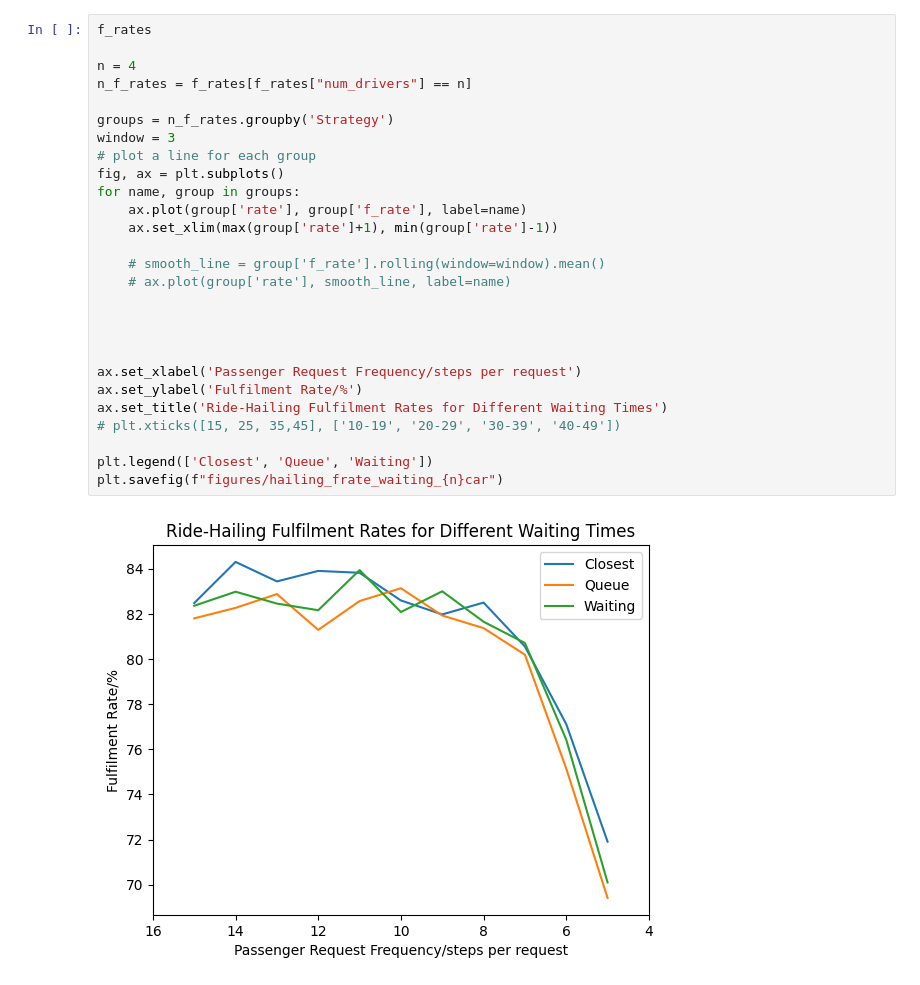
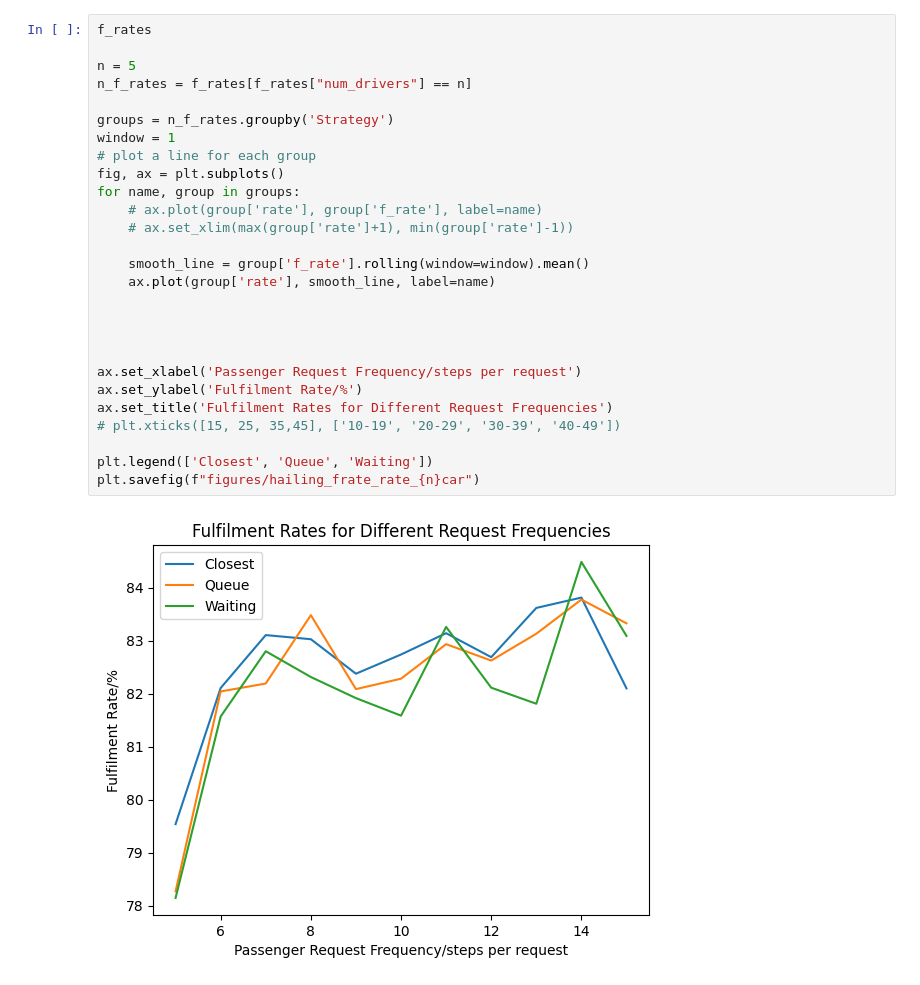
Before and after one commit to lokhei/Ridesharing-Simulation, a Jupyter notebook: TransportModel/Ride-hailing Analysis/sensitivity/rates.ipynb, the cells around one changed output. Cells and saved outputs as stored; diff of their text form.

```diff
--- a/TransportModel/Ride-hailing Analysis/sensitivity/rates.ipynb
+++ b/TransportModel/Ride-hailing Analysis/sensitivity/rates.ipynb
@@ -196,29 +220,29 @@ StepType.WAITING 14 5 2260 2675
 # %%
 f_rates
 
-n = 4
+n = 5
 n_f_rates = f_rates[f_rates["num_drivers"] == n]
 
 groups = n_f_rates.groupby('Strategy')
-window = 3
+window = 1
 # plot a line for each group
 fig, ax = plt.subplots()
 for name, group in groups:
-    ax.plot(group['rate'], group['f_rate'], label=name)
-    ax.set_xlim(max(group['rate']+1), min(group['rate']-1))
+    # ax.plot(group['rate'], group['f_rate'], label=name)
+    # ax.set_xlim(max(group['rate']+1), min(group['rate']-1))
 
-    # smooth_line = group['f_rate'].rolling(window=window).mean()
-    # ax.plot(group['rate'], smooth_line, label=name)
+    smooth_line = group['f_rate'].rolling(window=window).mean()
+    ax.plot(group['rate'], smooth_line, label=name)
 
 
 
 
 ax.set_xlabel('Passenger Request Frequency/steps per request')
 ax.set_ylabel('Fulfilment Rate/%')
-ax.set_title('Ride-Hailing Fulfilment Rates for Different Waiting Times')
+ax.set_title('Fulfilment Rates for Different Request Frequencies')
 # plt.xticks([15, 25, 35,45], ['10-19', '20-29', '30-39', '40-49'])
 
 plt.legend(['Closest', 'Queue', 'Waiting'])
-plt.savefig(f"figures/hailing_frate_waiting_{n}car")
+plt.savefig(f"figures/hailing_frate_rate_{n}car")
 # %% [output]
-[figure, old version]
+[figure, new version]
```
Also changed, not shown: parts of 2 cells of this notebook, 8 other files.
